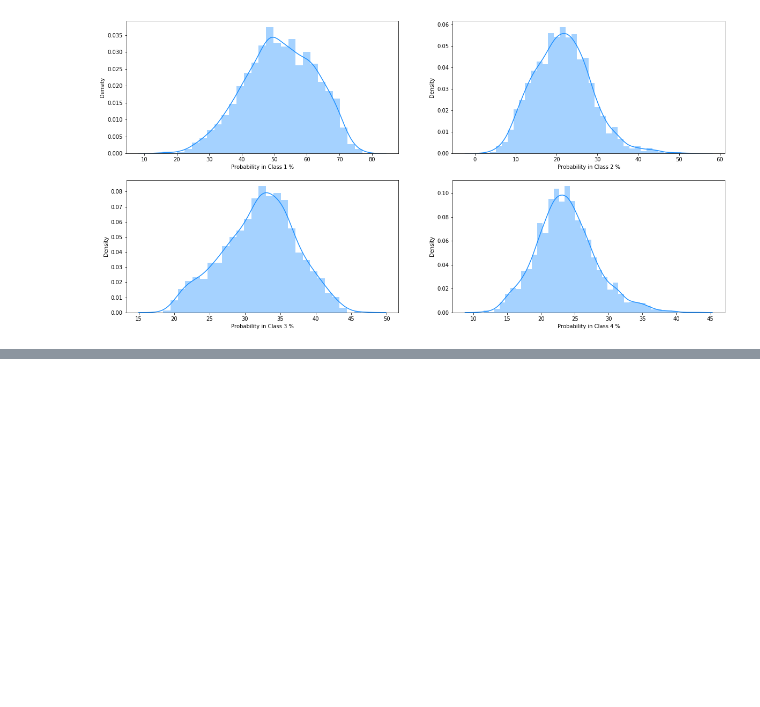
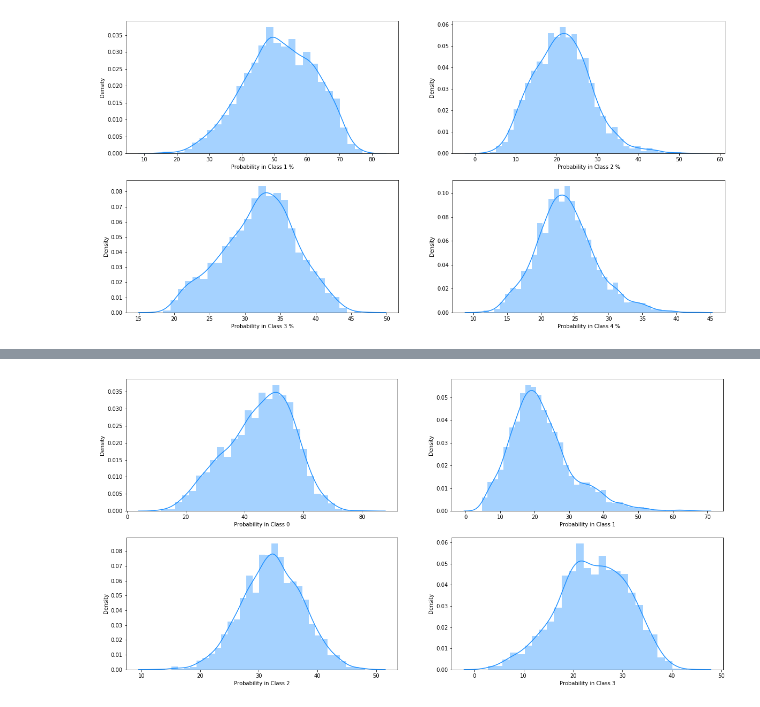
Before and after one commit to Newxy/Protein-Image-Classification, a Jupyter notebook: ResNet50_apply.ipynb, the cells around one changed output, grey strips where cells are left out. Drawn from its saved outputs; the diff is of its cells as text; code cells hidden in the pictures; blank space fills up the shorter version.

```diff
--- a/ResNet50_apply.ipynb
+++ b/ResNet50_apply.ipynb
@@ -239,6 +297,21 @@ p.head()
 | 3 | 0.479917 | 0.034954 | 0.095917 | 0.127937 | 0.034877 | 0.085293 | 0.041524 | 0.135773 | 0.007894 | 0.011732 | ... | ... |
 | 4 | 0.936626 | 0.061480 | 0.158108 | 0.029675 | 0.078213 | 0.083685 | 0.002628 | 0.182321 | 0.000427 | 0.000234 | ... | ... |
 5 rows × 28 columns
+# %%
+import math
+def proba_plots(p,plot_num,fig_size = (20,10)):
+    rows= math.ceil(plot_num/2)
+    print(rows)
+    fig, ax = plt.subplots(rows,2,figsize=fig_size)
+    for r in range(rows):
+        proba_predictions0 = p.iloc[:,2*r].values
+        proba_predictions1 = p.iloc[:,2*r+1].values
+        sns.distplot(proba_predictions0.flatten() * 100, color="DodgerBlue", ax=ax[r][0])
+        sns.distplot(proba_predictions1.flatten() * 100, color="DodgerBlue", ax=ax[r][1])
+        ax[r][0].set_xlabel("Probability in Class "+str(2*r))
+        ax[r][0].set_ylabel("Density")
+        ax[r][1].set_xlabel("Probability in Class "+str(2*r+1))
+        ax[r][1].set_ylabel("Density")
 # %%
 proba_predictions0 = p.iloc[:,0].values
 proba_predictions1 = p.iloc[:,1].values
@@ -341,0 +523,2 @@ plot()
+# %%
+p,loss = fit_model(model,train_loader, validation_loader, criterion, optimizer,sgdr_partial,epoch_nums=3)
@@ -341,0 +545,4 @@ plot()
+# %%
+proba_plots(p,4)
+# %% [output]
+[figure, added]
```
Also changed, not shown: parts of 24 cells of this notebook.
